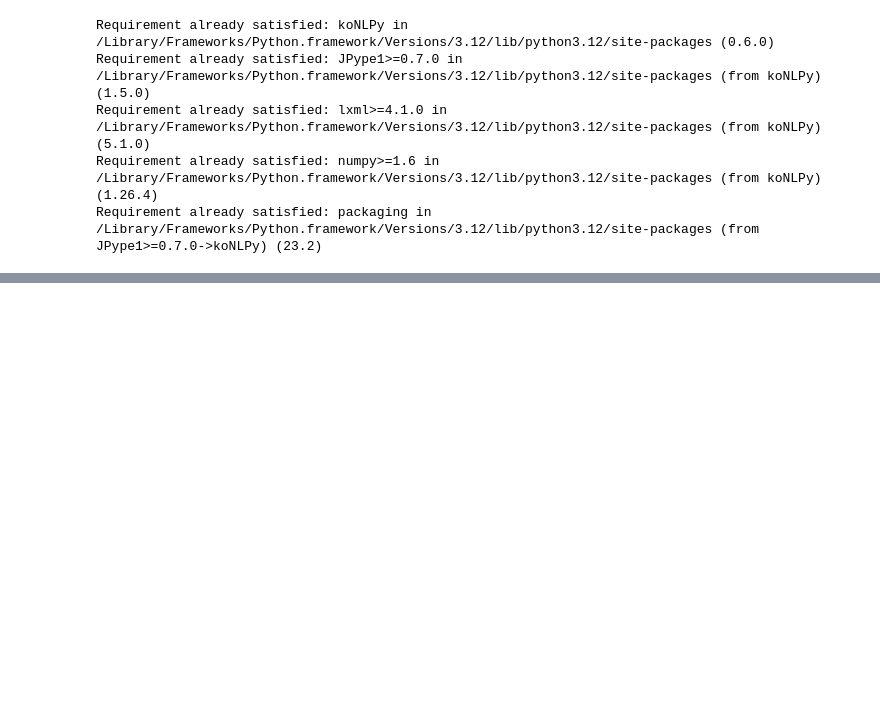
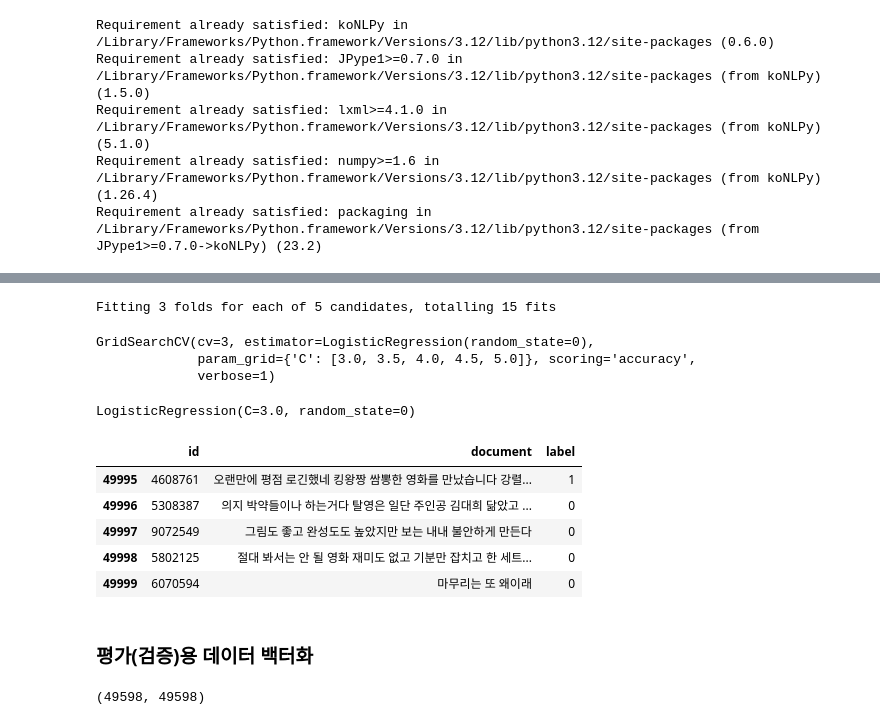
Before and after one commit to b0ong/bigdata-analysis-2024, a Jupyter notebook: day12/da28_영화리뷰데이터로_감성예측.ipynb, the cells around one changed output, grey strips where cells are left out. Drawn from its saved outputs; the diff is of its cells as text; code cells hidden in the pictures; blank space fills up the shorter version.

```diff
--- a/day12/da28_영화리뷰데이터로_감성예측.ipynb
+++ b/day12/da28_영화리뷰데이터로_감성예측.ipynb
@@ -258,0 +330,11 @@ JVMNotFoundException: No JVM shared library file (libjli.dylib) found. Try setti
+# %%
+testModel.fit(nsmc_train_tfidf, dfNsmcTrain['label'])
+# %% [output]
+Fitting 3 folds for each of 5 candidates, totalling 15 fits
+GridSearchCV(cv=3, estimator=LogisticRegression(random_state=0),
+             param_grid={'C': [3.0, 3.5, 4.0, 4.5, 5.0]}, scoring='accuracy',
+             verbose=1)
+# %%
+testModel.best_estimator_
+# %% [output]
+LogisticRegression(C=3.0, random_state=0)
@@ -258,0 +344,11 @@ JVMNotFoundException: No JVM shared library file (libjli.dylib) found. Try setti
+# %%
+dfNsmcTest.tail()
+# %% [output]
+|  | id | document | label |
+| 49995 | 4608761 | 오랜만에 평점 로긴했네 킹왕짱 쌈뽕한 영화를 만났습니다 강렬... | 1 |
+| 49996 | 5308387 | 의지 박약들이나 하는거다 탈영은 일단 주인공 김대희 닮았고 ... | 0 |
+| 49997 | 9072549 | 그림도 좋고 완성도도 높았지만 보는 내내 불안하게 만든다 | 0 |
+| 49998 | 5802125 | 절대 봐서는 안 될 영화 재미도 없고 기분만 잡치고 한 세트... | 0 |
+| 49999 | 6070594 | 마무리는 또 왜이래 | 0 |
+# %% [markdown]
+### 평가(검증)용 데이터 백터화
@@ -258,0 +360,5 @@ JVMNotFoundException: No JVM shared library file (libjli.dylib) found. Try setti
+# %%
+# 감정분류 예측결과, 실제 라벨 수 동일
+len(y_predict), len(dfNsmcTest['label'])
+# %% [output]
+(49598, 49598)
```
Also changed, not shown: parts of 29 cells of this notebook, 9 other files.
